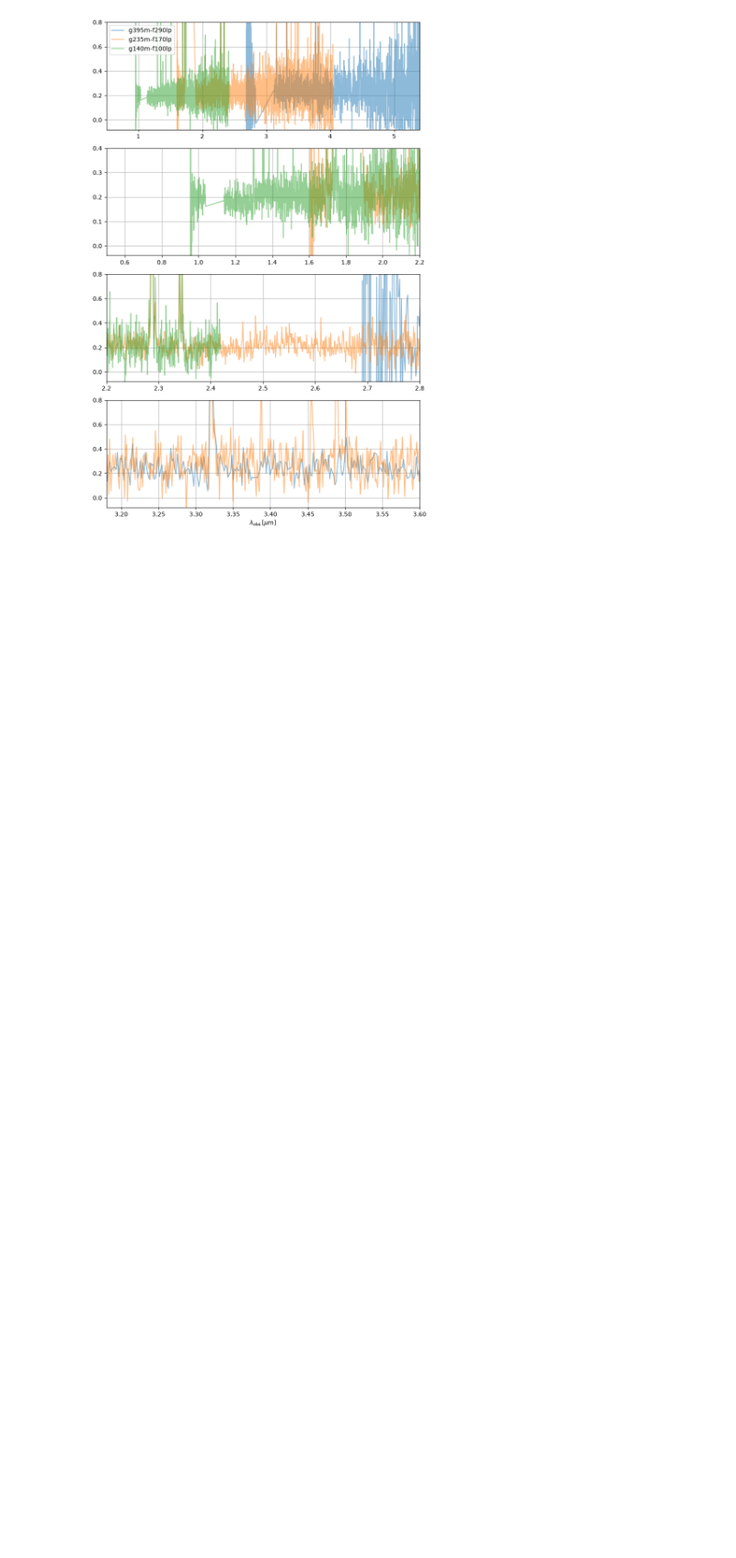
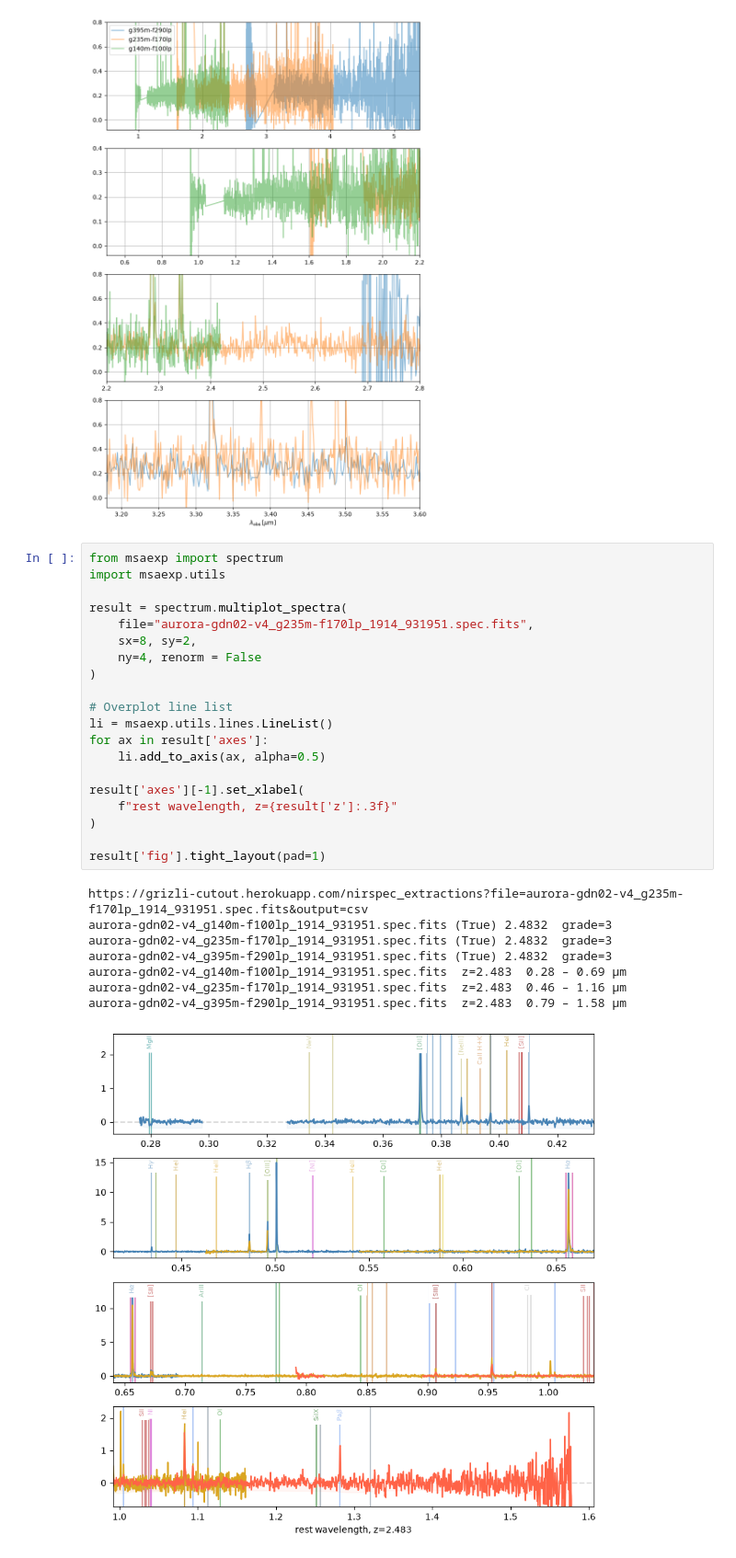
Before and after one commit to CrushinAngel/Astronomical_Investigation_Project, a Jupyter notebook: notebooks/demo.ipynb, the cells around one changed output. Shown at 92% size. Drawn from its saved outputs; the diff is of its cells as text; blank space fills up the shorter version.

Commit message:
Added multi_spectra for 931951 and 30546, and the demo notebook is done, in favor of exploring msaexp modules in next notebooks

```diff
--- a/notebooks/demo.ipynb
+++ b/notebooks/demo.ipynb
@@ -288,3 +288,32 @@ ax.set_xlabel(r'$\lambda_\mathrm{obs}\,[\mu\mathrm{m}]$')
 _ = fig.tight_layout(pad=1)
 # %% [output]
 [figure]
+# %%
+from msaexp import spectrum
+import msaexp.utils
+
+result = spectrum.multiplot_spectra(
+    file="aurora-gdn02-v4_g235m-f170lp_1914_931951.spec.fits",
+    sx=8, sy=2,
+    ny=4, renorm = False
+)
+
+# Overplot line list
+li = msaexp.utils.lines.LineList()
+for ax in result['axes']:
+    li.add_to_axis(ax, alpha=0.5)
+
+result['axes'][-1].set_xlabel(
+    f"rest wavelength, z={result['z']:.3f}"
+)
+
+result['fig'].tight_layout(pad=1)
+# %% [output]
+https://grizli-cutout.herokuapp.com/nirspec_extractions?file=aurora-gdn02-v4_g235m-f170lp_1914_931951.spec.fits&output=csv
+aurora-gdn02-v4_g140m-f100lp_1914_931951.spec.fits (True) 2.4832  grade=3
+aurora-gdn02-v4_g235m-f170lp_1914_931951.spec.fits (True) 2.4832  grade=3
+aurora-gdn02-v4_g395m-f290lp_1914_931951.spec.fits (True) 2.4832  grade=3
+aurora-gdn02-v4_g140m-f100lp_1914_931951.spec.fits  z=2.483  0.28 – 0.69 µm
+aurora-gdn02-v4_g235m-f170lp_1914_931951.spec.fits  z=2.483  0.46 – 1.16 µm
+aurora-gdn02-v4_g395m-f290lp_1914_931951.spec.fits  z=2.483  0.79 – 1.58 µm
+[figure, added]
```
Also changed, not shown: parts of 2 cells of this notebook.
